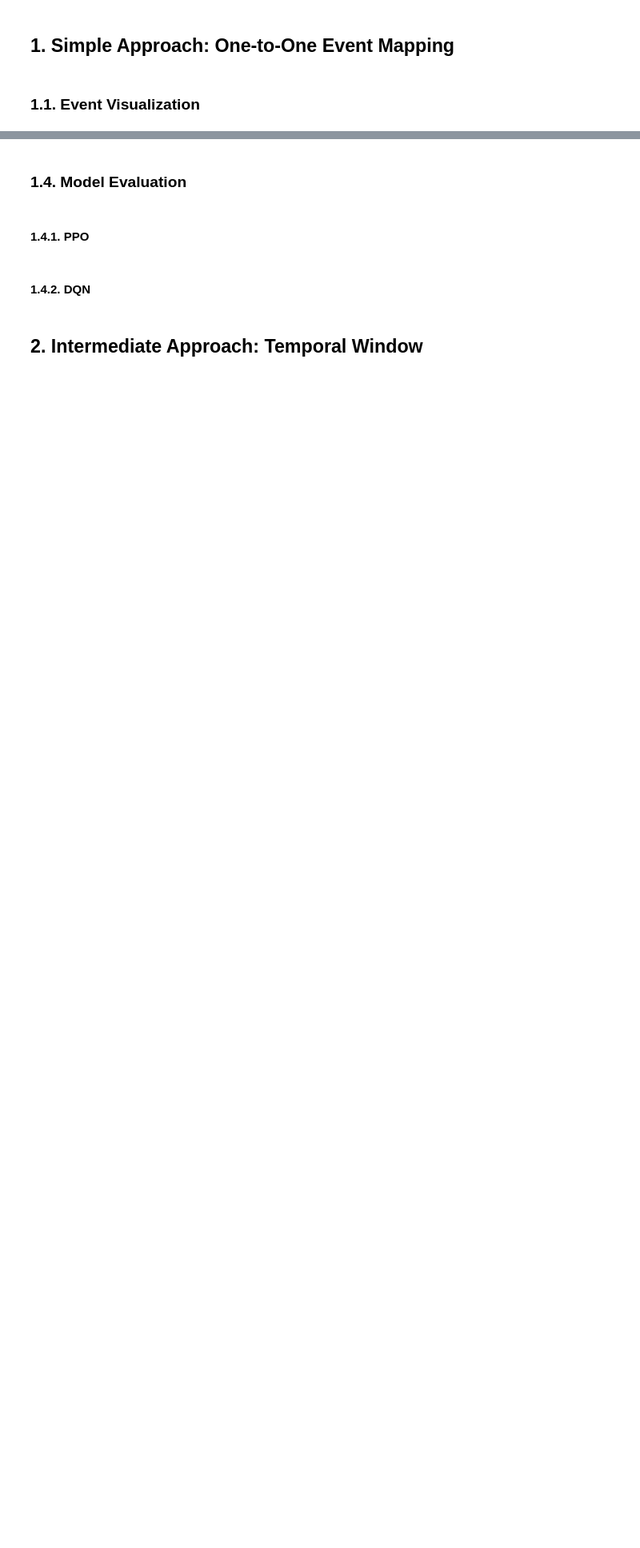
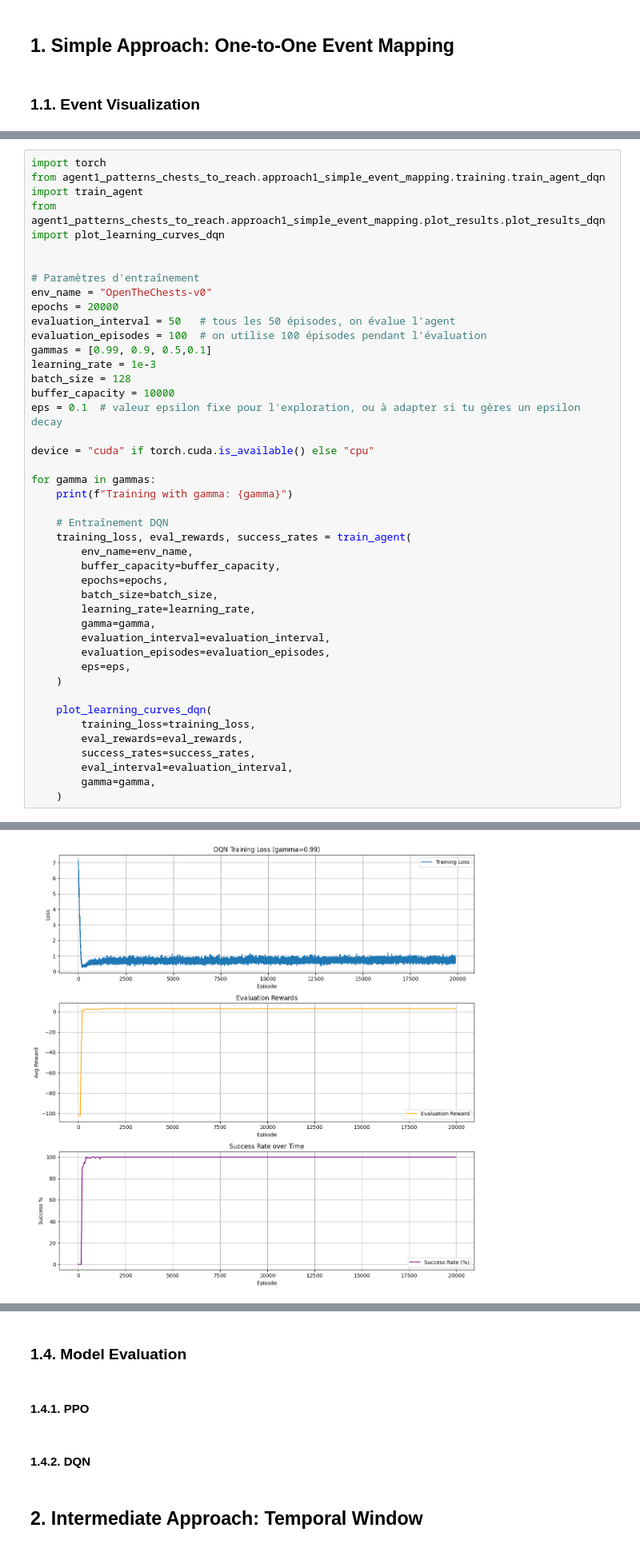
Before and after one commit to robinguiavarch/robot_task_recognition_rl, a Jupyter notebook: notebooks/agent1_achievements.ipynb, the cells around one changed output, grey strips where cells are left out. Shown at 80% size. Drawn from its saved outputs; the diff is of its cells as text; blank space fills up the shorter version.

```diff
--- a/notebooks/agent1_achievements.ipynb
+++ b/notebooks/agent1_achievements.ipynb
@@ -114,0 +220,43 @@ ModuleNotFoundError: No module named 'agent1_patterns_chests_to_reach'
+# %%
+import torch
+from agent1_patterns_chests_to_reach.approach1_simple_event_mapping.training.train_agent_dqn import train_agent
+from agent1_patterns_chests_to_reach.approach1_simple_event_mapping.plot_results.plot_results_dqn import plot_learning_curves_dqn
+
+
+# Paramètres d'entraînement
+env_name = "OpenTheChests-v0"
+epochs = 20000
+evaluation_interval = 50   # tous les 50 épisodes, on évalue l’agent
+evaluation_episodes = 100  # on utilise 100 épisodes pendant l’évaluation
+gammas = [0.99, 0.9, 0.5,0.1]
+learning_rate = 1e-3
+batch_size = 128
+buffer_capacity = 10000
+eps = 0.1  # valeur epsilon fixe pour l'exploration, ou à adapter si tu gères un epsilon decay
+
+device = "cuda" if torch.cuda.is_available() else "cpu"
+
+for gamma in gammas:
+    print(f"Training with gamma: {gamma}")
+
+    # Entraînement DQN
+    training_loss, eval_rewards, success_rates = train_agent(
+        env_name=env_name,
+        buffer_capacity=buffer_capacity,
+        epochs=epochs,
+        batch_size=batch_size,
+        learning_rate=learning_rate,
+        gamma=gamma,
+        evaluation_interval=evaluation_interval,
+        evaluation_episodes=evaluation_episodes,
+        eps=eps,
+    )
+
+    plot_learning_curves_dqn(
+        training_loss=training_loss,
+        eval_rewards=eval_rewards,
+        success_rates=success_rates,
+        eval_interval=evaluation_interval,
+        gamma=gamma,
+    )
+# %% [output]
@@ -114,0 +280 @@ ModuleNotFoundError: No module named 'agent1_patterns_chests_to_reach'
+[figure, added]
```
Also changed, not shown: parts of 16 cells of this notebook, 24 other files.
